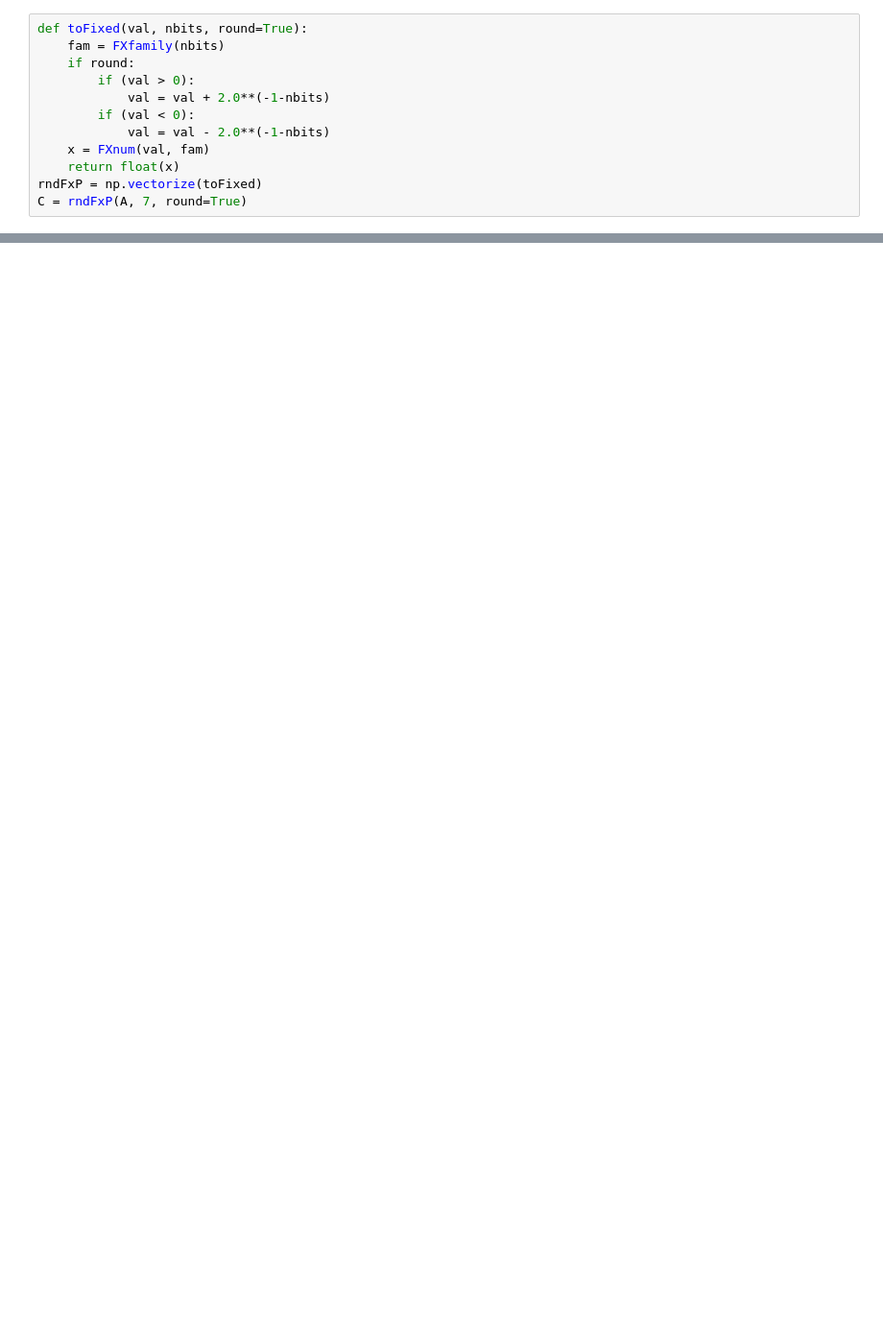
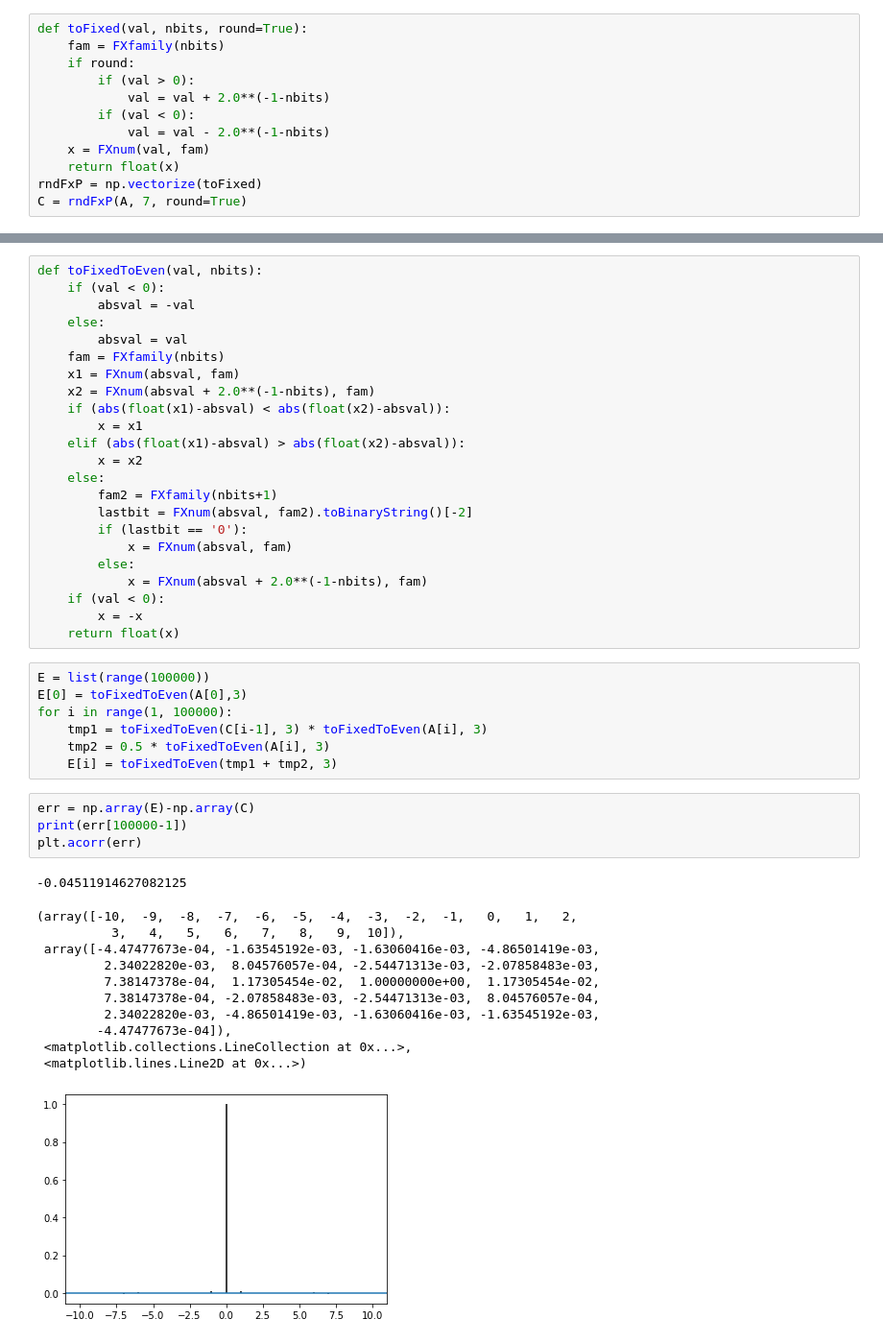
Before and after one commit to VaradRengaraj/Accurate-Sampling-with-Noisy-Forces-from-Approximate-Computing, a Jupyter notebook: rounding_errors/test.ipynb, the cells around one changed output, grey strips where cells are left out. Shown at 96% size. Drawn from its saved outputs; the diff is of its cells as text; blank space fills up the shorter version.

```diff
--- a/rounding_errors/test.ipynb
+++ b/rounding_errors/test.ipynb
@@ -78,0 +140,47 @@ plt.plot(x, spstats.norm.pdf(x, mean, stdev)*scale)
+# %%
+def toFixedToEven(val, nbits):
+    if (val < 0):
+        absval = -val
+    else:
+        absval = val
+    fam = FXfamily(nbits)
+    x1 = FXnum(absval, fam)
+    x2 = FXnum(absval + 2.0**(-1-nbits), fam)
+    if (abs(float(x1)-absval) < abs(float(x2)-absval)):
+        x = x1
+    elif (abs(float(x1)-absval) > abs(float(x2)-absval)):
+        x = x2
+    else:
+        fam2 = FXfamily(nbits+1)
+        lastbit = FXnum(absval, fam2).toBinaryString()[-2]
+        if (lastbit == '0'):
+            x = FXnum(absval, fam)
+        else:
+            x = FXnum(absval + 2.0**(-1-nbits), fam)
+    if (val < 0):
+        x = -x
+    return float(x)
+# %%
+E = list(range(100000))
+E[0] = toFixedToEven(A[0],3)
+for i in range(1, 100000):
+    tmp1 = toFixedToEven(C[i-1], 3) * toFixedToEven(A[i], 3)
+    tmp2 = 0.5 * toFixedToEven(A[i], 3)
+    E[i] = toFixedToEven(tmp1 + tmp2, 3)
+# %%
+err = np.array(E)-np.array(C)
+print(err[100000-1])
+plt.acorr(err)
+# %% [output]
+-0.04511914627082125
+(array([-10,  -9,  -8,  -7,  -6,  -5,  -4,  -3,  -2,  -1,   0,   1,   2,
+          3,   4,   5,   6,   7,   8,   9,  10]),
+ array([-4.47477673e-04, -1.63545192e-03, -1.63060416e-03, -4.86501419e-03,
+         2.34022820e-03,  8.04576057e-04, -2.54471313e-03, -2.07858483e-03,
+         7.38147378e-04,  1.17305454e-02,  1.00000000e+00,  1.17305454e-02,
+         7.38147378e-04, -2.07858483e-03, -2.54471313e-03,  8.04576057e-04,
+         2.34022820e-03, -4.86501419e-03, -1.63060416e-03, -1.63545192e-03,
+        -4.47477673e-04]),
+ <matplotlib.collections.LineCollection at 0x...>,
+ <matplotlib.lines.Line2D at 0x...>)
+[figure, added]
```
Also changed, not shown: parts of 22 cells of this notebook.
